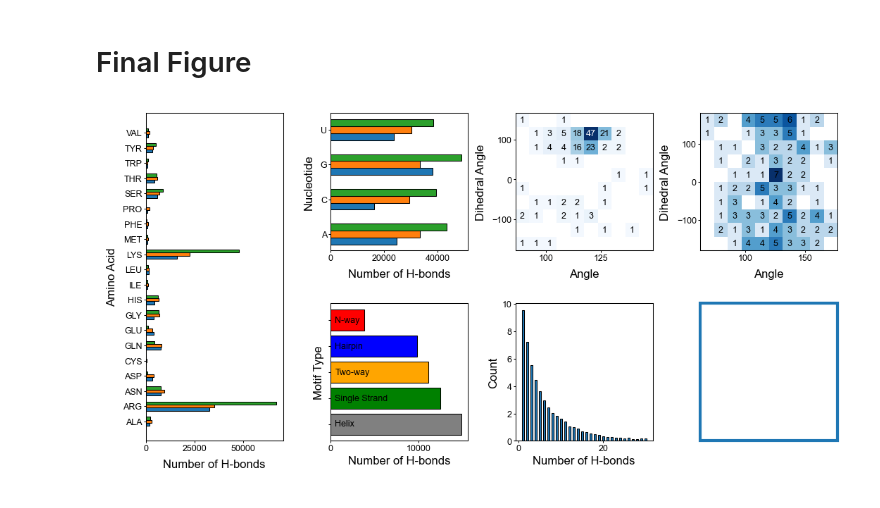
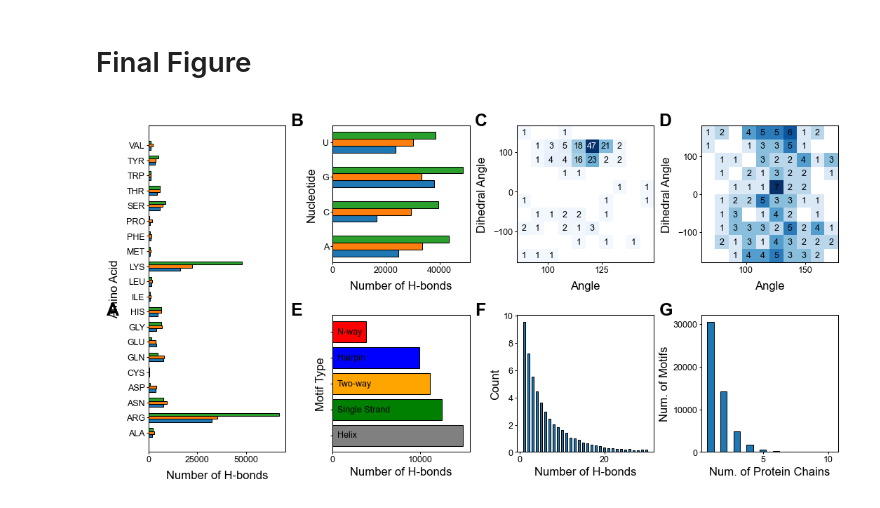
Before and after one commit to YesselmanLab/rna_motif_library, a Jupyter notebook: notebooks/rna_protein.ipynb, the cells around one changed output. Cells and saved outputs as stored; diff of their text form; code cells hidden in the pictures.

```diff
--- a/notebooks/rna_protein.ipynb
+++ b/notebooks/rna_protein.ipynb
@@ -325,6 +299,0 @@ df_gini.sort_values(by="mean_score", ascending=False).head(10)
-# %%
-fig, ax = plt.subplots(figsize=(1.5, 1.5), dpi=300)
-ax.hist(df_gini["normalized_gini"], bins=50)
-publication_style_ax(ax, fsize=8, ytick_size=6, xtick_size=6)
-ax.set_xlabel("Normalized Gini Index")
-ax.set_ylabel("Count")
@@ -692,32 +715,44 @@ spacing = {
     "margins": {"left": 0.40, "right": 0.0, "top": 0.0, "bottom": 0.70},
 }
 
 coords_list = calculate_subplot_coordinates(fig_size, layout, subplot_size, spacing)
 coords_list = merge_neighboring_coords(coords_list, [0, 4])
 fig = plt.figure(figsize=fig_size, dpi=150)
 fig.patches = []
 
 ax1 = fig.add_axes(coords_list[0])
 plot_amino_acid_hbond_by_atomtype(df, ax1)
 
 ax2 = fig.add_axes(coords_list[1])
 plot_nucleotide_hbond_by_atomtype(df, ax2)
 
 ax3 = fig.add_axes(coords_list[2])
 plot_angle_dihedral_hist2d_high_gini_index(df, ax3)
 
 ax4 = fig.add_axes(coords_list[3])
 plot_angle_dihedral_hist2d_low_gini_index(df, ax4)
 
 ax5 = fig.add_axes(coords_list[4])
 plot_hbond_counts_per_motif_type(df_motifs, ax5)
 
 ax6 = fig.add_axes(coords_list[5])
 plot_hbond_histogram_per_motif(df_motifs, ax6)
 
-draw_boxes_around_coords_list(fig, coords_list[6:])
+ax7 = fig.add_axes(coords_list[6])
+plot_protein_chain_counts(df_motifs, ax7)
+
+letters = ["A", "B", "C", "D", "E", "F", "G"]
+for i, letter in enumerate(letters):
+    fig.text(
+        coords_list[i][0] - 0.4 / fig_size[0],
+        coords_list[i][1] + 1.3 / fig_size[1],
+        letter,
+        fontsize=12,
+        weight="bold",
+        fontname="Arial",
+    )
 
 
 fig.savefig(os.path.join(PLOT_PATH, "Figure_3.png"), dpi=600)
 # %% [output]
-[figure, old version]
+[figure, new version]
```
Also changed, not shown: parts of 13 cells of this notebook, 17 other files.
